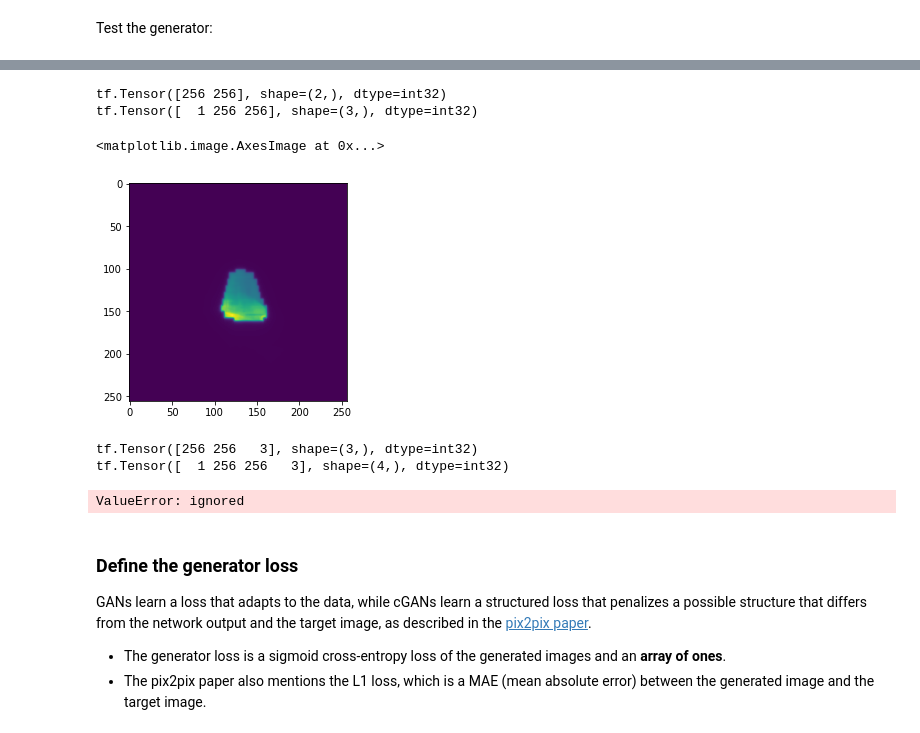
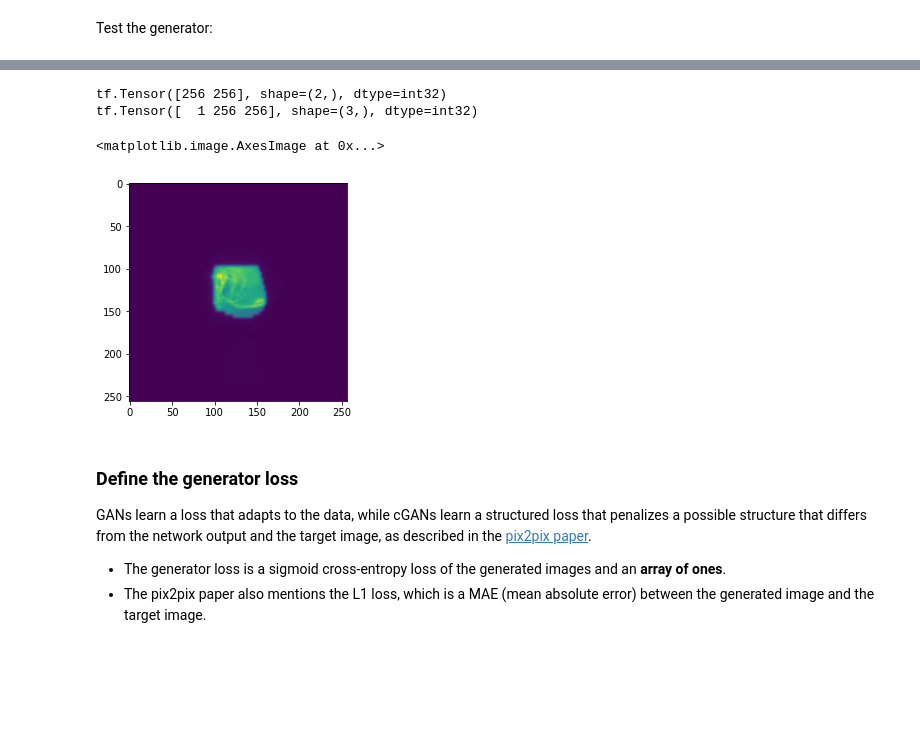
Before and after one commit to cbojechko/Image_Prediction, a Jupyter notebook: Simple_Model_GEN.ipynb, the cells around one changed output, grey strips where cells are left out. Drawn from its saved outputs; the diff is of its cells as text; code cells hidden in the pictures; blank space fills up the shorter version.

Commit message:
Run model with 3 layer input, changed predict_images to take just regular input

```diff
--- a/Simple_Model_GEN.ipynb
+++ b/Simple_Model_GEN.ipynb
@@ -496,9 +496,12 @@ def Generator():
 
   initializerP = tf.random_normal_initializer(1.0, 0.02)
   initializerC = tf.random_normal_initializer(3.2, 0.02)
-  inputsCT = tf.keras.layers.Input(shape=[256, 256, 1])
-  inputsPDOS = tf.keras.layers.Input(shape=[256, 256, 1])
-
+  # inputsCT = tf.keras.layers.Input(shape=[256, 256, 1])
+  # inputsPDOS = tf.keras.layers.Input(shape=[256, 256, 1])
+  inputs = tf.keras.layers.Input(shape=[256, 256, 3])
+  inputsCT = tf.expand_dims(inputs[..., 1], axis=-1)
+  inputsPDOS = tf.expand_dims(inputs[..., 0], axis=-1)
+  halfCBCT = tf.expand_dims(inputs[..., 2], axis=-1)
   #print(tf.shape(inputs))
 
   #logPDOS = tf.math.log(inputsPDOS)
@@ -523,7 +526,7 @@ def Generator():
   """
   #last = tf.keras.layers.Add()([lay0,exp])
 
-  return tf.keras.Model(inputs=[inputsPDOS,inputsCT], outputs=last)
+  return tf.keras.Model(inputs=inputs, outputs=last)
 # %% [markdown]
 Visualize the generator model architecture:
 # %%
@@ -550,3 +553,5 @@ Non-trainable params: 0
 __________________________________________________________________________________________________
 # %% [markdown]
 Test the generator:
+# %%
+x, y = next(iter(data_generators['train'].data_set))
@@ -553,31 +578,20 @@ Test the generator:
 # %%
 for val in valid_dataset.take(1):
   inp = tf.squeeze(val['input'],axis=0)
   inCT = inp[:,:,0]
   inPDOS = inp[:,:,2]
 
 print(tf.shape(inCT))
 print(tf.shape(inCT[tf.newaxis, ...]))
 
-gen_output = generator(inputs =[inCT[tf.newaxis, ...],inPDOS[tf.newaxis, ...]], training=False)
+gen_output = generator(inputs =x, training=False)
 #print(tf.shape(gen_output))
 plt.imshow(tf.squeeze(gen_output[0, ...],axis=-1))
 # %% [output]
 tf.Tensor([256 256], shape=(2,), dtype=int32)
 tf.Tensor([  1 256 256], shape=(3,), dtype=int32)
 <matplotlib.image.AxesImage at 0x...>
-[figure, old version]
+[figure, new version]
-# %%
-print(tf.shape(inp))
-print(tf.shape(inp[tf.newaxis, ...]))
-
-gen_output = generator(inp[tf.newaxis, ...], training=False)
-#print(tf.shape(gen_output))
-plt.imshow(tf.squeeze(gen_output[0, ...],axis=-1))
-# %% [output]
-tf.Tensor([256 256   3], shape=(3,), dtype=int32)
-tf.Tensor([  1 256 256   3], shape=(4,), dtype=int32)
-ValueError: ignored
 # %% [markdown]
 ### Define the generator loss
 
```
Also changed, not shown: parts of 6 cells of this notebook.
